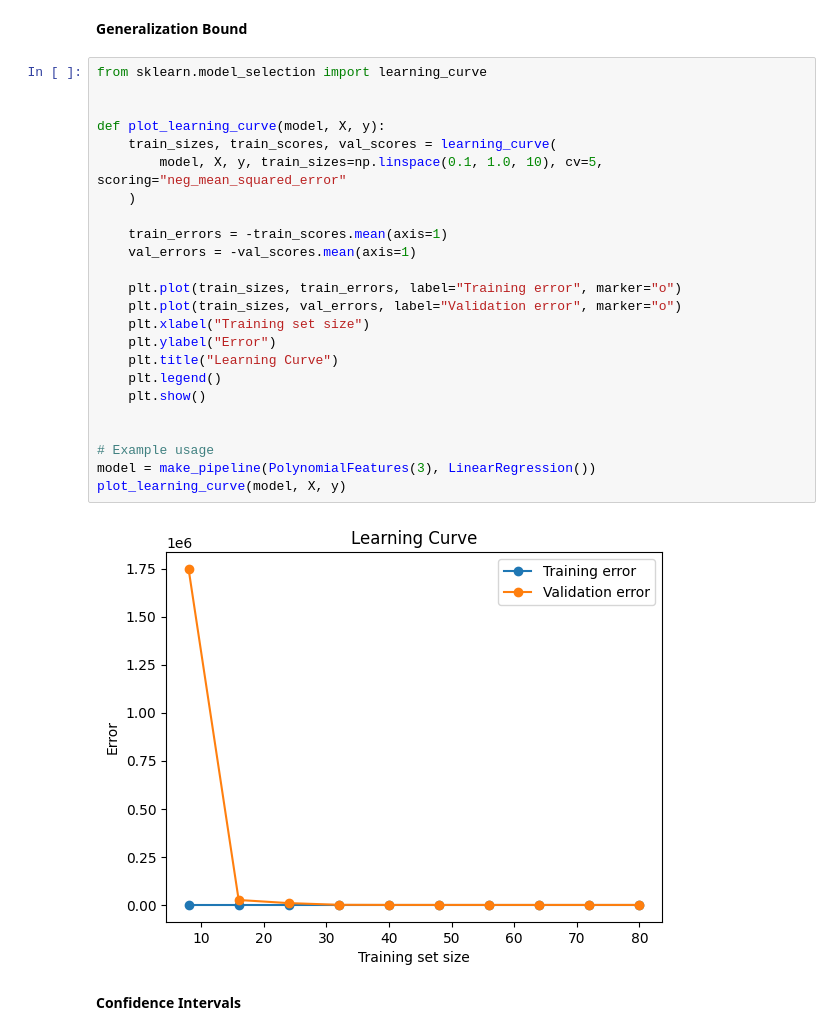
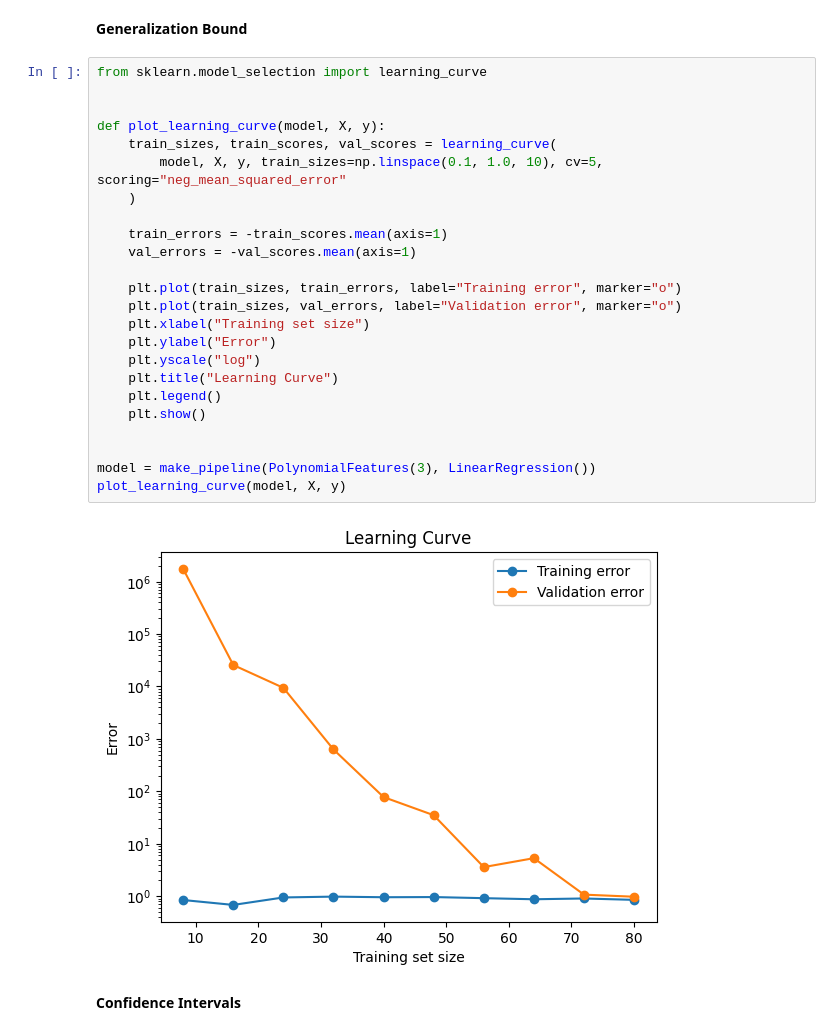
Before and after one commit to nyu-dl/DS-GA-1003-Machine-Learning-2025, a Jupyter notebook: lab3/messmaster_2.ipynb, the cells around one changed output. Cells and saved outputs as stored; diff of their text form.

```diff
--- a/lab3/messmaster_2.ipynb
+++ b/lab3/messmaster_2.ipynb
@@ -379,29 +383,29 @@ plt.show()
 # %%
 from sklearn.model_selection import learning_curve
 
 
 def plot_learning_curve(model, X, y):
     train_sizes, train_scores, val_scores = learning_curve(
         model, X, y, train_sizes=np.linspace(0.1, 1.0, 10), cv=5, scoring="neg_mean_squared_error"
     )
 
     train_errors = -train_scores.mean(axis=1)
     val_errors = -val_scores.mean(axis=1)
 
     plt.plot(train_sizes, train_errors, label="Training error", marker="o")
     plt.plot(train_sizes, val_errors, label="Validation error", marker="o")
     plt.xlabel("Training set size")
     plt.ylabel("Error")
+    plt.yscale("log")
     plt.title("Learning Curve")
     plt.legend()
     plt.show()
 
 
-# Example usage
 model = make_pipeline(PolynomialFeatures(3), LinearRegression())
 plot_learning_curve(model, X, y)
 # %% [output]
-[figure, old version]
+[figure, new version]
 # %% [markdown]
 **Confidence Intervals**
 # %%
```
Also changed, not shown: parts of 8 cells of this notebook, 1 other file.
